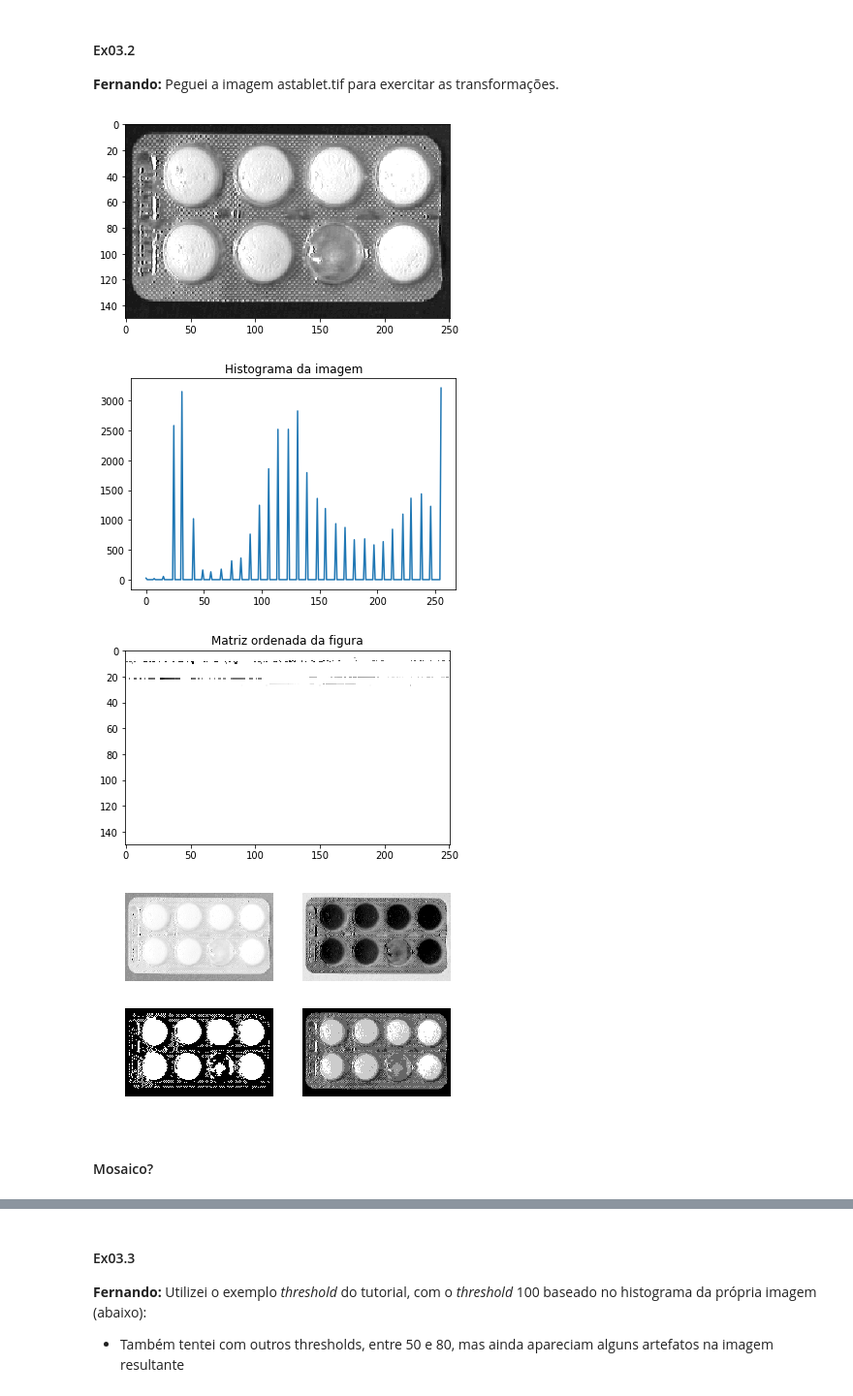
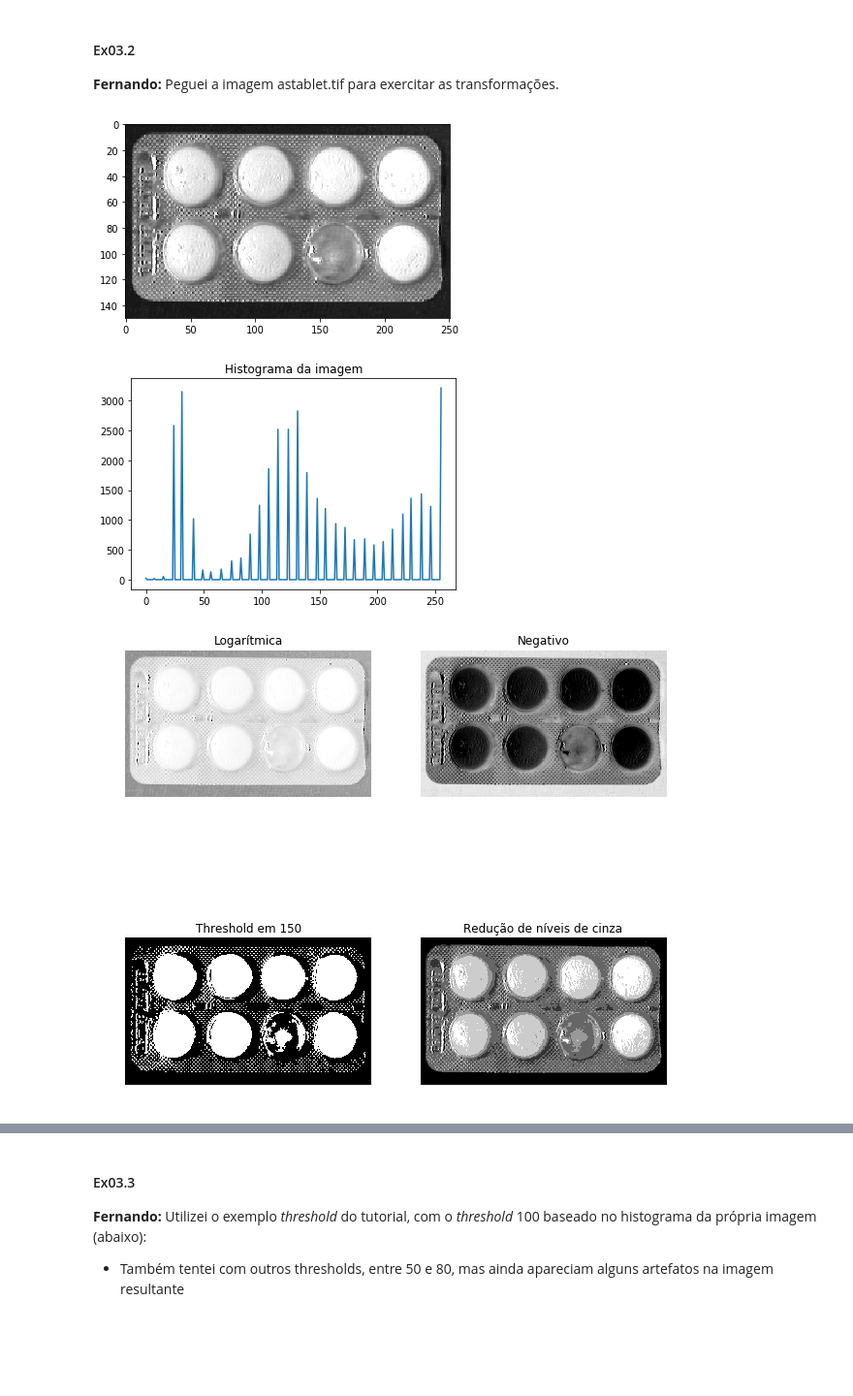
Before and after one commit to ferseiti/ia898, a Jupyter notebook: 2S2018/IA898A_Ex03_FernandoFurusato.ipynb, the cells around one changed output, grey strips where cells are left out. Shown at 97% size. Cells and saved outputs as stored; diff of their text form; code cells hidden in the pictures; blank space fills up the shorter version.

```diff
--- a/2S2018/IA898A_Ex03_FernandoFurusato.ipynb
+++ b/2S2018/IA898A_Ex03_FernandoFurusato.ipynb
@@ -208,40 +208,36 @@ T5_ex2 = normalize(T1_ex2//50)
 
 f2_ex2 = T2_ex2[f_ex2]
 f3_ex2 = T3_ex2[f_ex2]
 f4_ex2 = T4_ex2[f_ex2]
 f5_ex2 = T5_ex2[f_ex2]
 
 plt.imshow(f_ex2, cmap='gray', vmax=255)
 plt.show()
 
 h_ex2 = ia898_histogram(f_ex2)
 plt.title('Histograma da imagem')
 plt.plot(h_ex2)
 plt.show()
 
-sorted_f_flat = np.argsort(f_ex2.ravel())
-sorted_f = sorted_f_flat.reshape(f_ex2.shape)
-
-plt.imshow(sorted_f, cmap='gray', vmax=255)
-plt.title('Matriz ordenada da figura')
-plt.show()
+fig=plt.figure(figsize=(10, 10))
 
 plt.subplot(221).axis('off')
+plt.title('Logarítmica')
 plt.imshow(f2_ex2, cmap='gray', vmax=255)
 
 plt.subplot(222).axis('off')
+plt.title('Negativo')
 plt.imshow(f3_ex2, cmap='gray', vmax=255)
 
 plt.subplot(223).axis('off')
+plt.title('Threshold em 150')
 plt.imshow(f4_ex2, cmap='gray', vmax=255)
 
 plt.subplot(224).axis('off')
+plt.title('Redução de níveis de cinza')
 plt.imshow(f5_ex2, cmap='gray', vmax=255)
 plt.show()
 # %% [output]
 [figure]
 [figure]
-[figure, old version]
+[figure, new version]
-[figure, removed]
-# %% [markdown]
-#### Mosaico?
```
Also changed, not shown: parts of 18 cells of this notebook.
